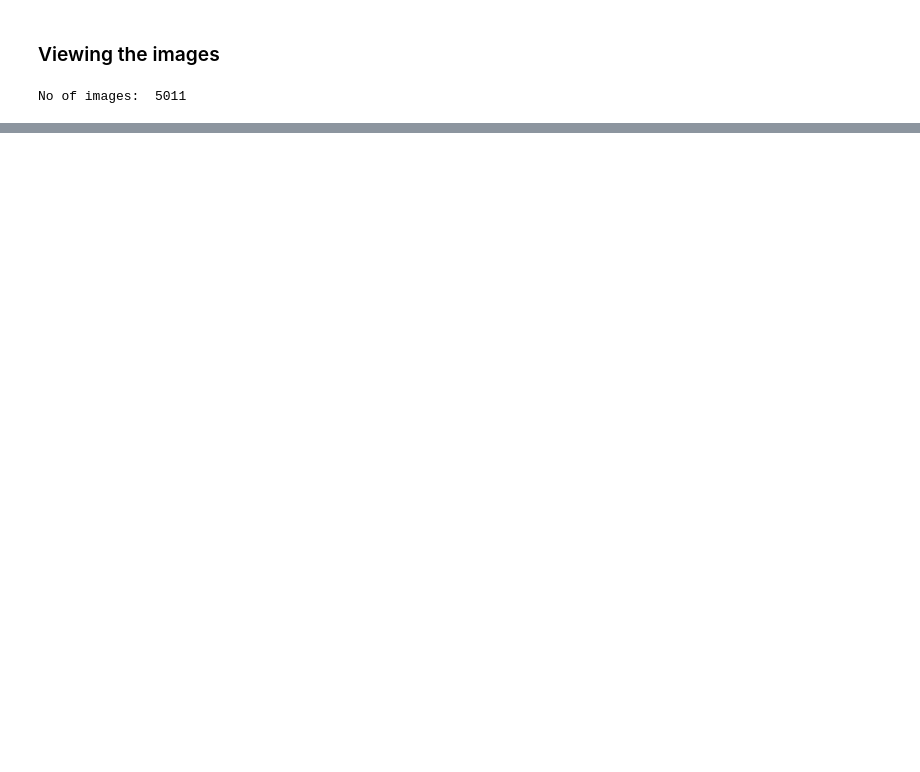
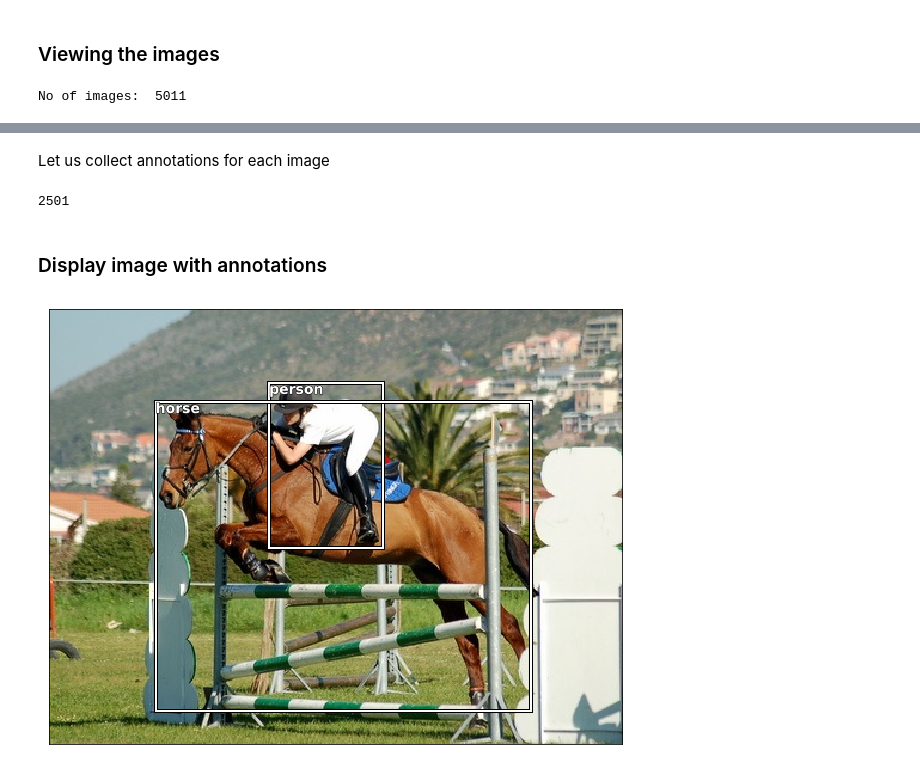
Before and after one commit to achinta/machine-learning, a Jupyter notebook: notebooks/pytorch/002_single_od_with_pascal.ipynb, the cells around one changed output, grey strips where cells are left out. Saved outputs shown, nothing was run; the diff lists cells and outputs as text; code cells hidden in the pictures; blank space fills up the shorter version.

```diff
--- a/notebooks/pytorch/002_single_od_with_pascal.ipynb
+++ b/notebooks/pytorch/002_single_od_with_pascal.ipynb
@@ -79,3 +79,6 @@ categories:  20
+# %%
+#create id:filename mapping
+train_id_filename = {o['id']:o['file_name'] for o in train_json['images']}
 # %% [markdown]
 ### Viewing the images
 # %%
@@ -113,0 +142,33 @@ for idx, ax in enumerate(axs.flat):
+# %% [markdown]
+Let us collect annotations for each image
+# %%
+train_img_anno = collections.defaultdict(lambda: [])
+for anno in train_json['annotations']:
+    if anno['ignore']:
+        continue
+    bb = anno['bbox']
+    bb = bb_hw_to_np(bb)
+    train_img_anno[anno['image_id']].append((bb,anno['category_id']))
+
+len(train_img_anno)
+# %% [output]
+2501
+# %% [markdown]
+### Display image with annotations
+# %%
+def draw_idx(idx, annos=None):
+    filename = train_id_filename[idx]
+    image_path = imagedir.joinpath(filename)
+    img = open_image(image_path)
+    fig, ax = plt.subplots(figsize=(16,8))
+    show_img(img,ax=ax)
+    if not annos:
+        annos = train_img_anno[idx]
+    for anno in annos:
+        bb = bb_np_to_hw(anno[0])
+        draw_rect(ax,bb)
+        draw_text(ax,bb[:2],category_id_name[anno[1]])
+
+draw_idx(17)
+# %% [output]
+[figure, added]
```
Also changed, not shown: parts of 10 cells of this notebook.
